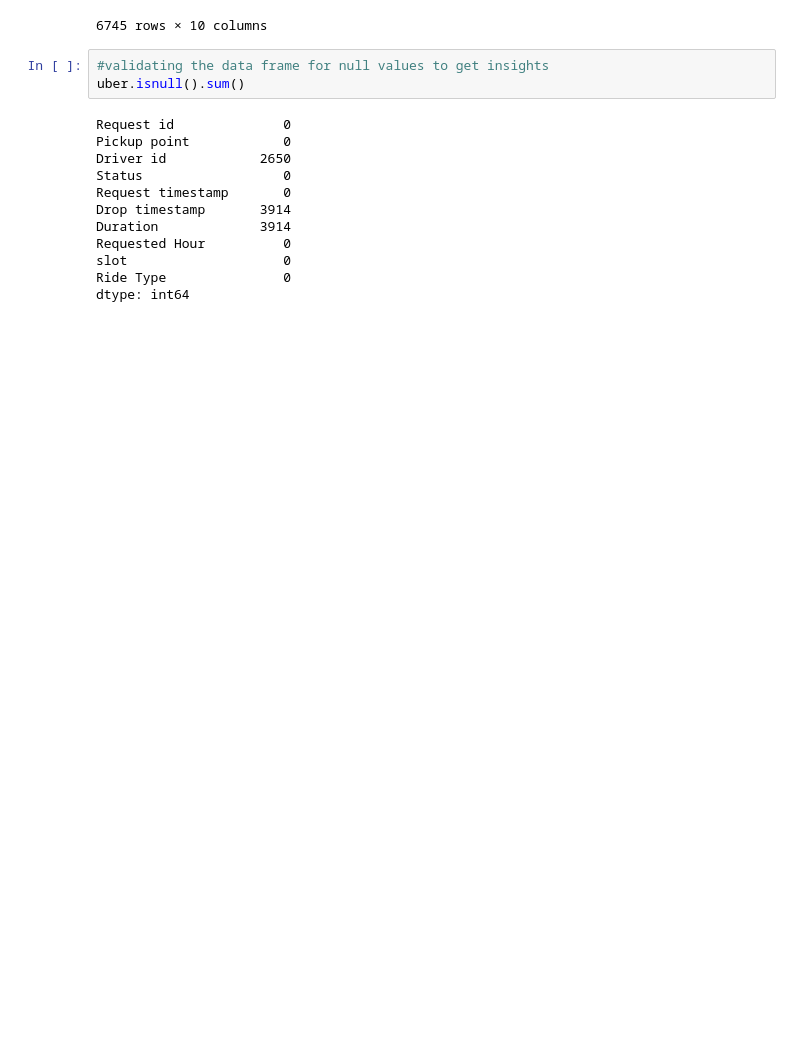
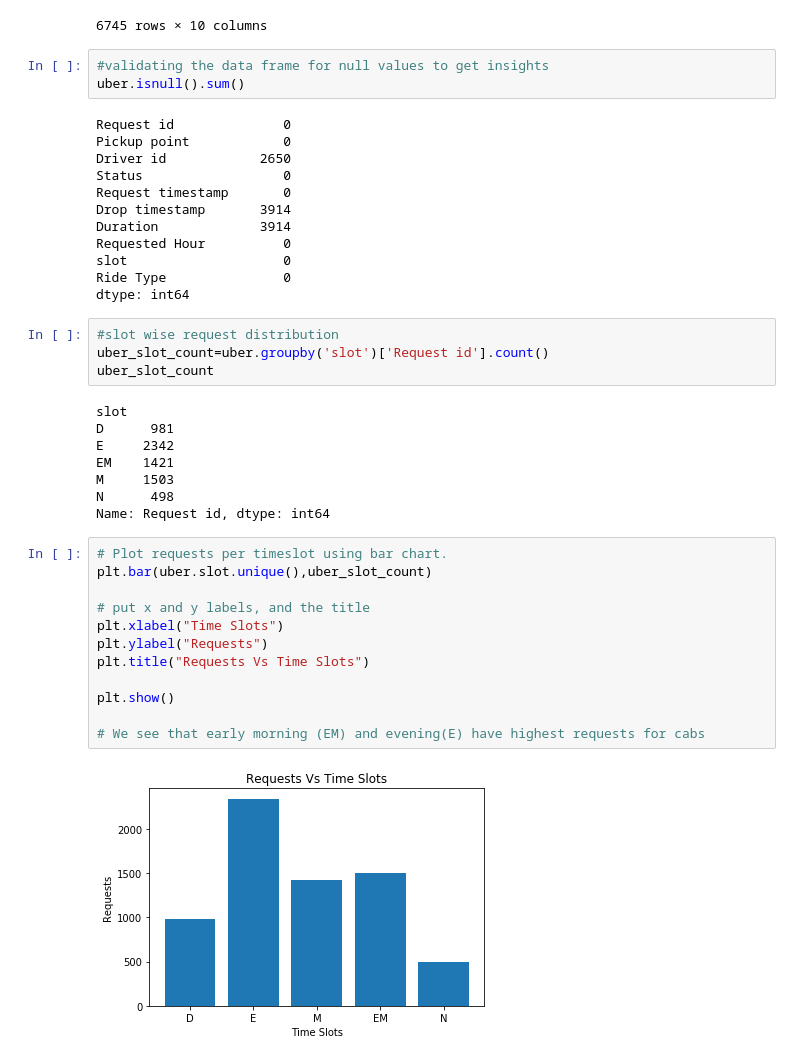
Before and after one commit to gladiatorlearns/PGDDS, a Jupyter notebook: Statistics and Exploratory Data Analytics/Uber Assignment/Uber Supply Demand Gap.ipynb, the cells around one changed output. Saved outputs shown, nothing was run; the diff lists cells and outputs as text; blank space fills up the shorter version.

```diff
--- a/Statistics and Exploratory Data Analytics/Uber Assignment/Uber Supply Demand Gap.ipynb
+++ b/Statistics and Exploratory Data Analytics/Uber Assignment/Uber Supply Demand Gap.ipynb
@@ -219,3 +220,29 @@ Requested Hour          0
 slot                    0
 Ride Type               0
 dtype: int64
+# %%
+#slot wise request distribution
+uber_slot_count=uber.groupby('slot')['Request id'].count()
+uber_slot_count
+# %% [output]
+slot
+D      981
+E     2342
+EM    1421
+M     1503
+N      498
+Name: Request id, dtype: int64
+# %%
+# Plot requests per timeslot using bar chart.
+plt.bar(uber.slot.unique(),uber_slot_count)
+
+# put x and y labels, and the title
+plt.xlabel("Time Slots")
+plt.ylabel("Requests")
+plt.title("Requests Vs Time Slots")
+
+plt.show()
+
+# We see that early morning (EM) and evening(E) have highest requests for cabs
+# %% [output]
+[figure, added]
```
Also changed, not shown: parts of 21 cells of this notebook.
